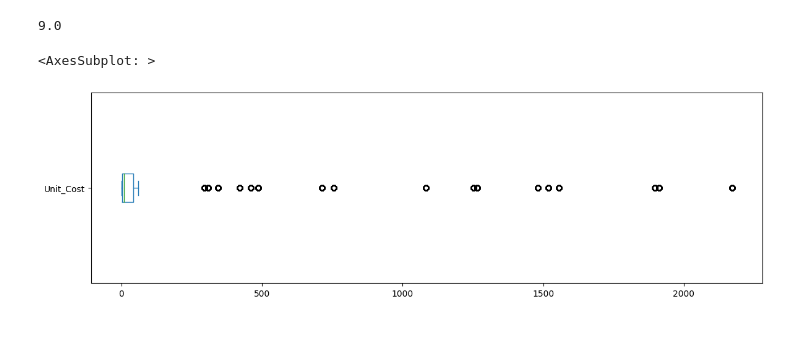
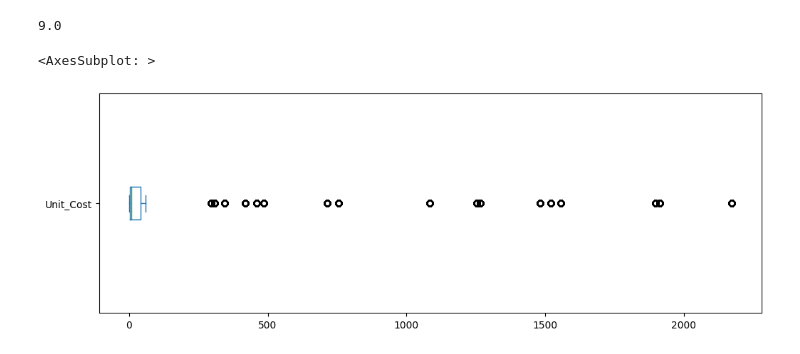
Before and after one commit to jmonti-gh/DataAnalysis_Py, a Jupyter notebook: da00_03/example_a.ipynb, the cells around one changed output. Saved outputs shown, nothing was run; the diff lists cells and outputs as text; code cells hidden in the pictures.

Commit message:
chore: complete example_A graphs & statistics values

```diff
--- a/da00_03/example_a.ipynb
+++ b/da00_03/example_a.ipynb
@@ -91,7 +91,7 @@ sales['Unit_Cost'].median()
 # %% [output]
 9.0
 # %%
-sales['Unit_Cost'].plot(kind='box', vert=False, figsize=(14,4))
+sales['Unit_Cost'].plot(kind='box', vert=False, figsize=(12,4))
 # %% [output]
 <AxesSubplot: >
-[figure, old version]
+[figure, new version]
```
Also changed, not shown: parts of 6 cells of this notebook, 1 other file.
